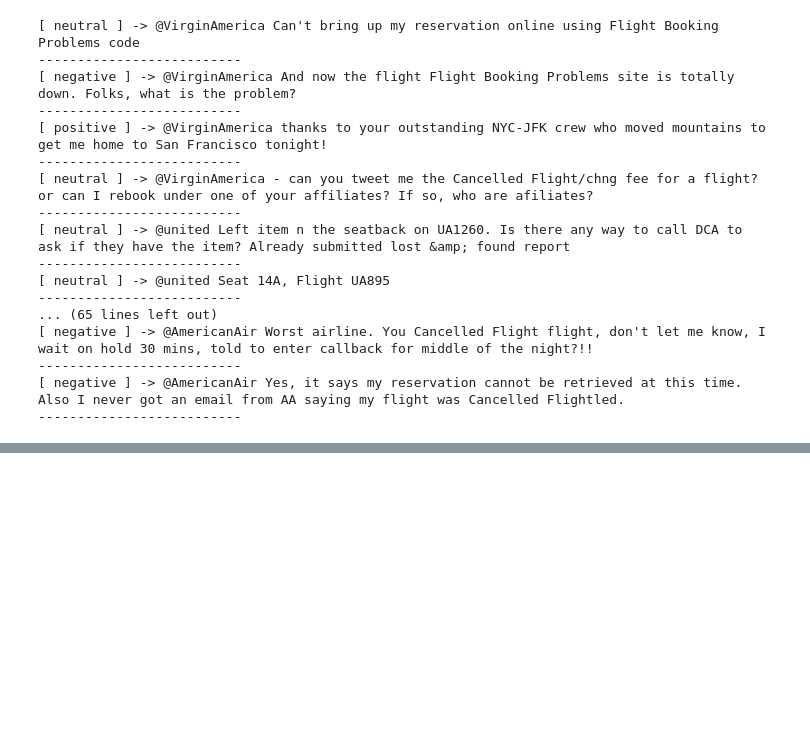
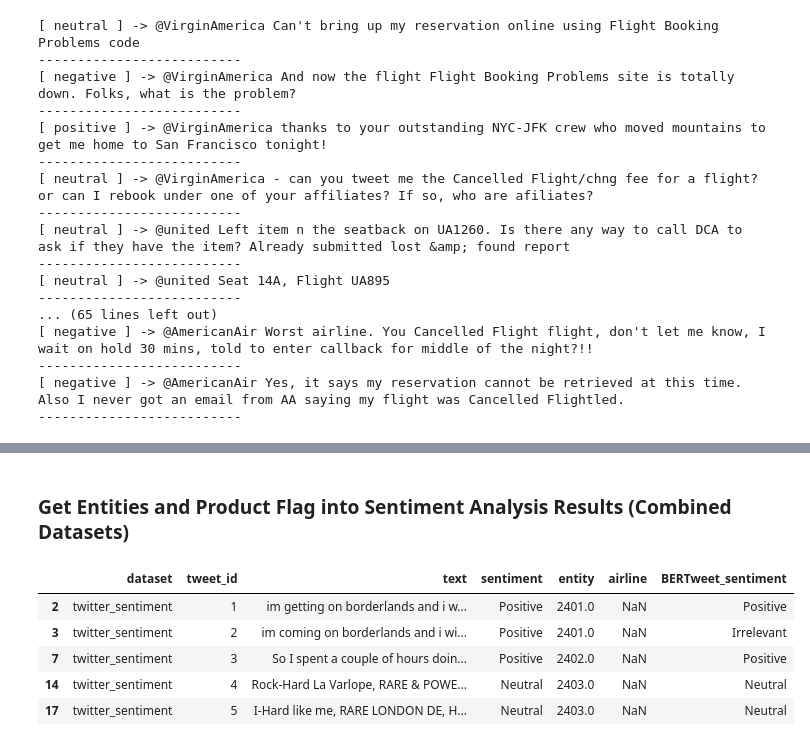
Before and after one commit to vicaranq/CS224-final-project, a Jupyter notebook: NER_exploration.ipynb, the cells around one changed output, grey strips where cells are left out. Saved outputs shown, nothing was run; the diff lists cells and outputs as text; code cells hidden in the pictures; blank space fills up the shorter version.

```diff
--- a/NER_exploration.ipynb
+++ b/NER_exploration.ipynb
@@ -264,0 +326,12 @@ for sentiment, tweet in zip(df_products['sentiment'], df_products['text']):
+# %% [markdown]
+### Get Entities and Product Flag into Sentiment Analysis Results (Combined Datasets)
+# %%
+df = pd.read_csv('results/BERTweet_predictions_added_to_combined_twitter_test.csv',index_col=0)
+df.head()
+# %% [output]
+|  | dataset | tweet_id | text | sentiment | entity | airline | BERTweet_sentiment |
+| 2 | twitter_sentiment | 1 | im getting on borderlands and i w... | Positive | 2401.0 | NaN | Positive |
+| 3 | twitter_sentiment | 2 | im coming on borderlands and i wi... | Positive | 2401.0 | NaN | Irrelevant |
+| 7 | twitter_sentiment | 3 | So I spent a couple of hours doin... | Positive | 2402.0 | NaN | Positive |
+| 14 | twitter_sentiment | 4 | Rock-Hard La Varlope, RARE & POWE... | Neutral | 2403.0 | NaN | Neutral |
+| 17 | twitter_sentiment | 5 | I-Hard like me, RARE LONDON DE, H... | Neutral | 2403.0 | NaN | Neutral |
```
Also changed, not shown: parts of 12 cells of this notebook, 2 other files.
